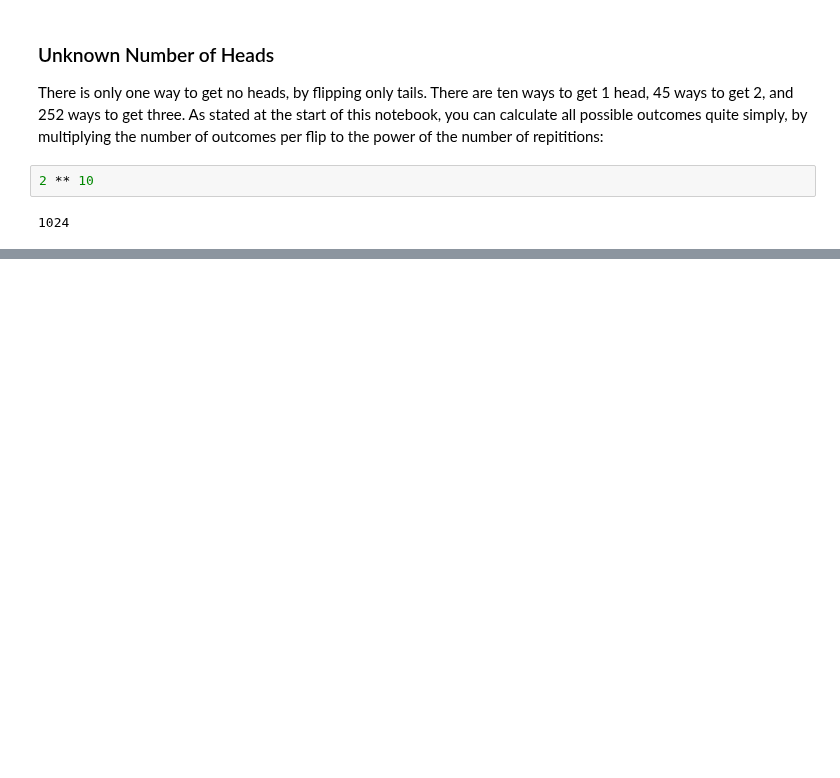
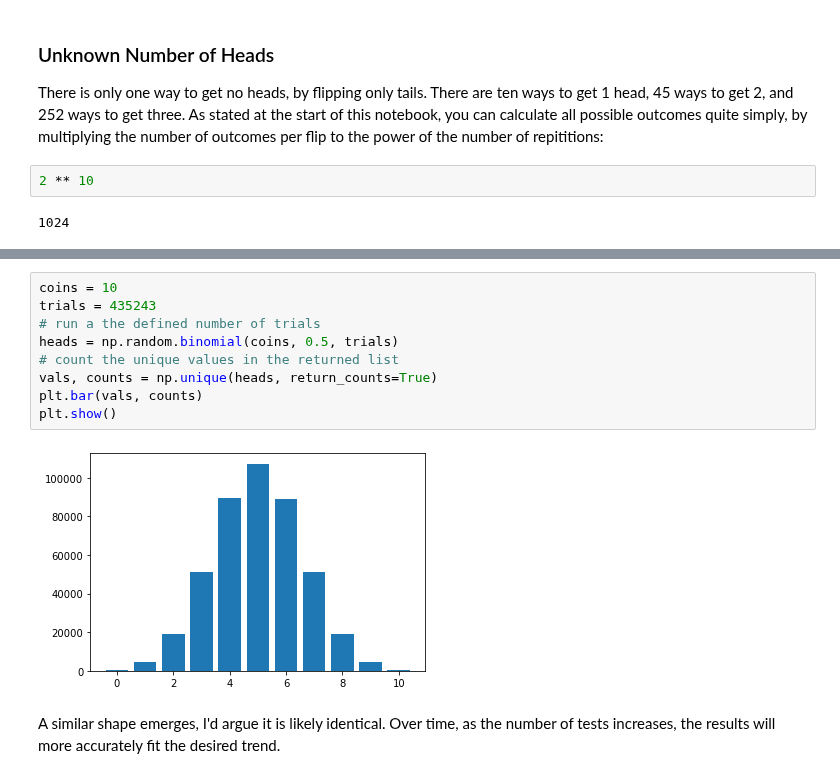
Before and after one commit to kiehozero/atu-fundda2022, a Jupyter notebook: materials/week3/randomness.ipynb, the cells around one changed output, grey strips where cells are left out. Cells and saved outputs as stored; diff of their text form; blank space fills up the shorter version.

Commit message:
Addition: more randomness, testing numPy

```diff
--- a/materials/week3/randomness.ipynb
+++ b/materials/week3/randomness.ipynb
@@ -130,0 +198,13 @@ There is only one way to get no heads, by flipping only tails. There are ten way
+# %%
+coins = 10
+trials = 435243
+# run a the defined number of trials
+heads = np.random.binomial(coins, 0.5, trials)
+# count the unique values in the returned list
+vals, counts = np.unique(heads, return_counts=True)
+plt.bar(vals, counts)
+plt.show()
+# %% [output]
+[figure, added]
+# %% [markdown]
+A similar shape emerges, I'd argue it is likely identical. Over time, as the number of tests increases, the results will more accurately fit the desired trend.
```
Also changed, not shown: parts of 8 cells of this notebook.
